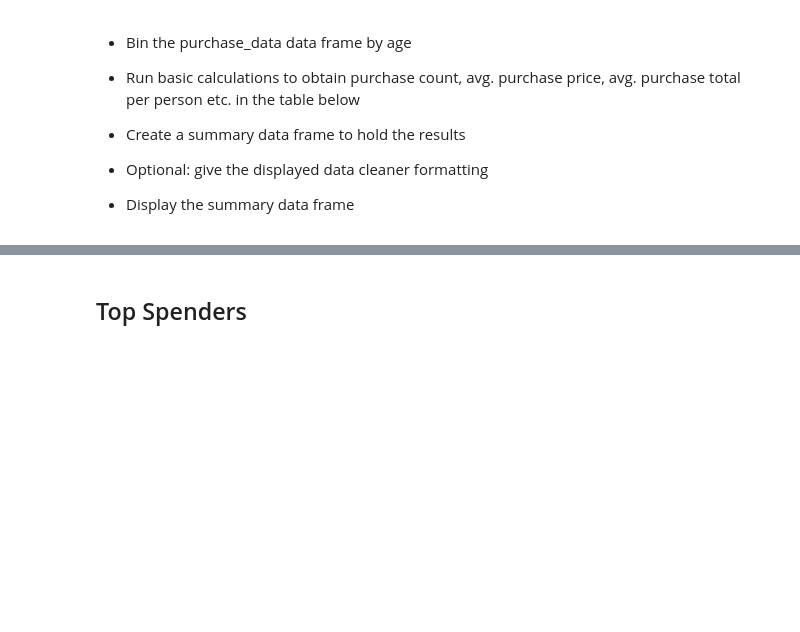
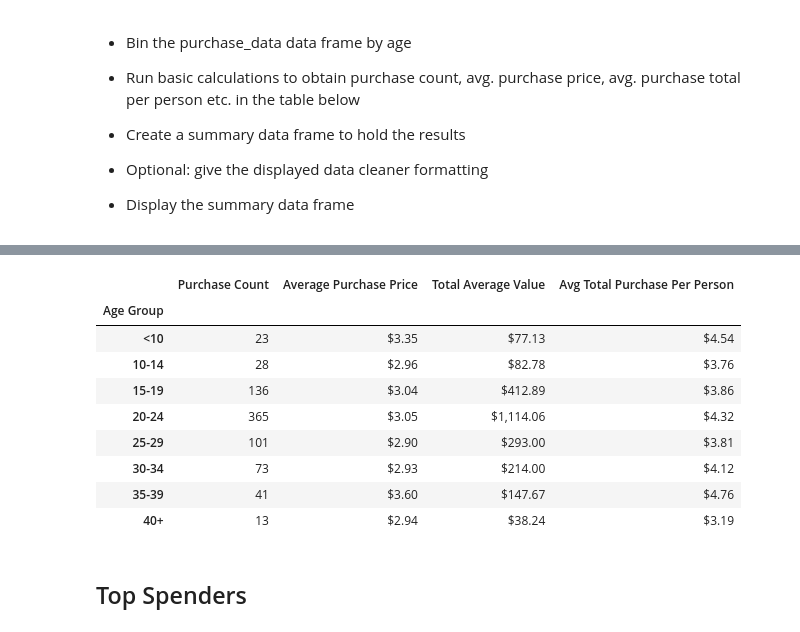
Before and after one commit to sjrojanooo/pandas-challenge, a Jupyter notebook: HeroesOfPymoli/HeroesOfPymoli.ipynb, the cells around one changed output, grey strips where cells are left out. Drawn from its saved outputs; the diff is of its cells as text; code cells hidden in the pictures; blank space fills up the shorter version.

```diff
--- a/HeroesOfPymoli/HeroesOfPymoli.ipynb
+++ b/HeroesOfPymoli/HeroesOfPymoli.ipynb
@@ -252,3 +270,47 @@ dtype: float64
+# %%
+purch_count_df = age_group["SN"].count()
+
+
+
+age_avg_purch_df = age_group["Price"].mean()
+
+
+
+age_tot_purch_df = purch_count_df * age_avg_purch_df
+
+
+
+age_per_purch_df = age_tot_purch_df / age_count
+
+
+
+#applying the same format functions but this time with percentage
+Age_purch_analysis_df = pd.DataFrame({'Purchase Count':purch_count_df,
+                                               'Average Purchase Price':age_avg_purch_df,
+                                               'Total Average Value':age_tot_purch_df,
+                                                'Avg Total Purchase Per Person':age_per_purch_df,})
+
+
+Age_purch_analysis_df = Age_purch_analysis_df.style.format({
+                                               'Average Purchase Price':'${0:,.2f}',
+                                               'Total Average Value':'${0:,.2f}',
+                                                'Avg Total Purchase Per Person':'${0:,.2f}'})
+
+Age_purch_analysis_df.index.name = 'Age Group'
+
+
+Age_purch_analysis_df
+# %% [output]
+|  | Purchase Count | Average Purchase Price | Total Average Value | Avg Total Purchase Per Person |
+| Age Group |  |  |  |  |
+| <10 | 23 | $3.35 | $77.13 | $4.54 |
+| 10-14 | 28 | $2.96 | $82.78 | $3.76 |
+| 15-19 | 136 | $3.04 | $412.89 | $3.86 |
+| 20-24 | 365 | $3.05 | $1,114.06 | $4.32 |
+| 25-29 | 101 | $2.90 | $293.00 | $3.81 |
+| 30-34 | 73 | $2.93 | $214.00 | $4.12 |
+| 35-39 | 41 | $3.60 | $147.67 | $4.76 |
+| 40+ | 13 | $2.94 | $38.24 | $3.19 |
 # %% [markdown]
 ## Top Spenders
 # %% [markdown]
```
Also changed, not shown: parts of 13 cells of this notebook.
